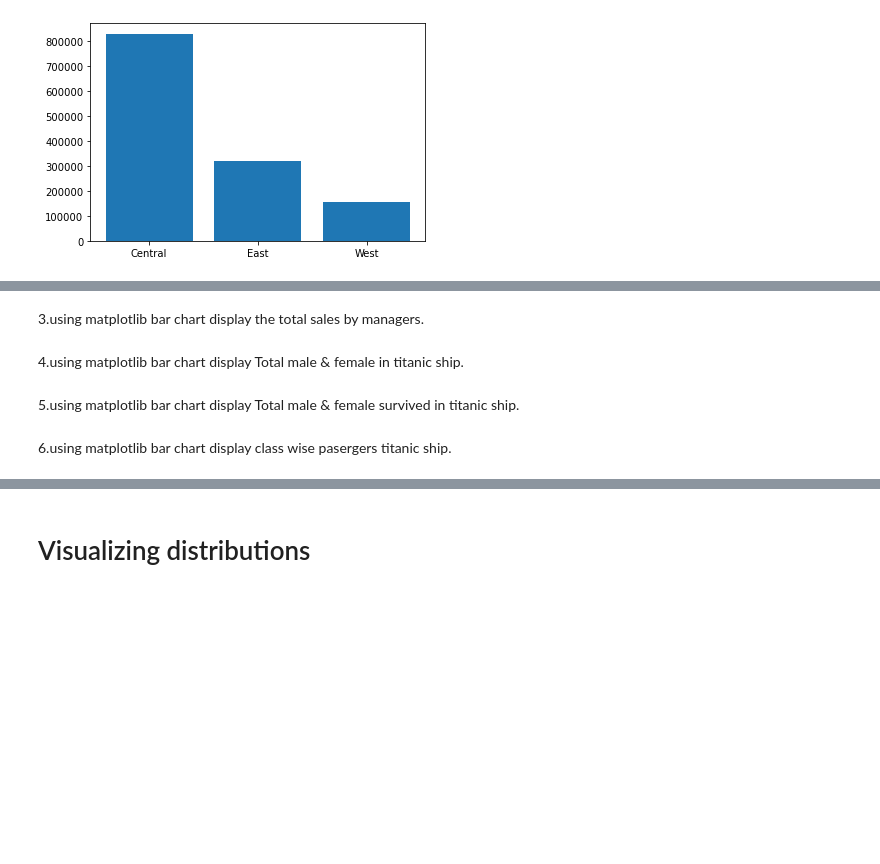
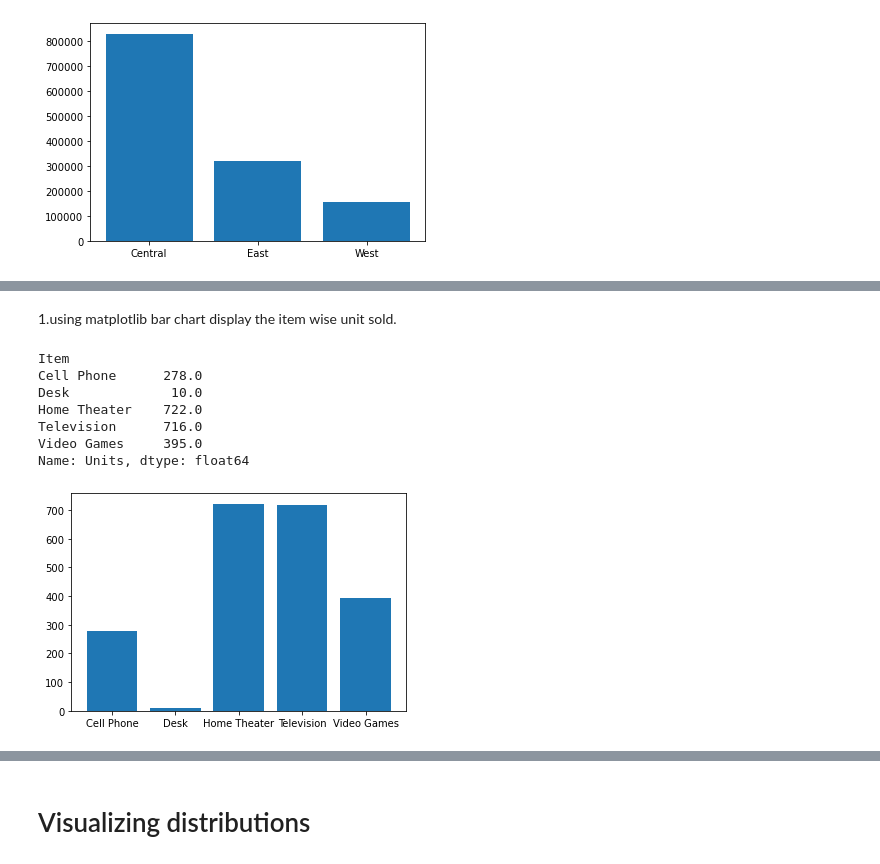
Before and after one commit to laxminavalagi/5thSem, a Jupyter notebook: Data_visualization_with_python.ipynb, the cells around one changed output, grey strips where cells are left out. Drawn from its saved outputs; the diff is of its cells as text; code cells hidden in the pictures; blank space fills up the shorter version.

```diff
--- a/Data_visualization_with_python.ipynb
+++ b/Data_visualization_with_python.ipynb
@@ -618,8 +614,21 @@ plt.show()
-# %% [markdown]
-3.using matplotlib bar chart display the total sales by managers.
-# %% [markdown]
-4.using matplotlib bar chart display Total male & female in titanic ship.
-# %% [markdown]
-5.using matplotlib bar chart display Total male & female survived in titanic ship.
-# %% [markdown]
-6.using matplotlib bar chart display class wise pasergers titanic ship.
+# %% [markdown]
+1.using matplotlib bar chart display the item wise unit sold.
+# %%
+import matplotlib.pyplot as plt
+import pandas as pd
+import numpy as np
+df = pd.read_excel('dataset/SaleData.xlsx')
+df
+item = df.groupby('Item')['Units'].sum()
+print(item)
+plt.bar(item.index,item)
+plt.show()
+# %% [output]
+Item
+Cell Phone      278.0
+Desk             10.0
+Home Theater    722.0
+Television      716.0
+Video Games     395.0
+Name: Units, dtype: float64
+[figure, added]
```
Also changed, not shown: parts of 50 cells of this notebook.
